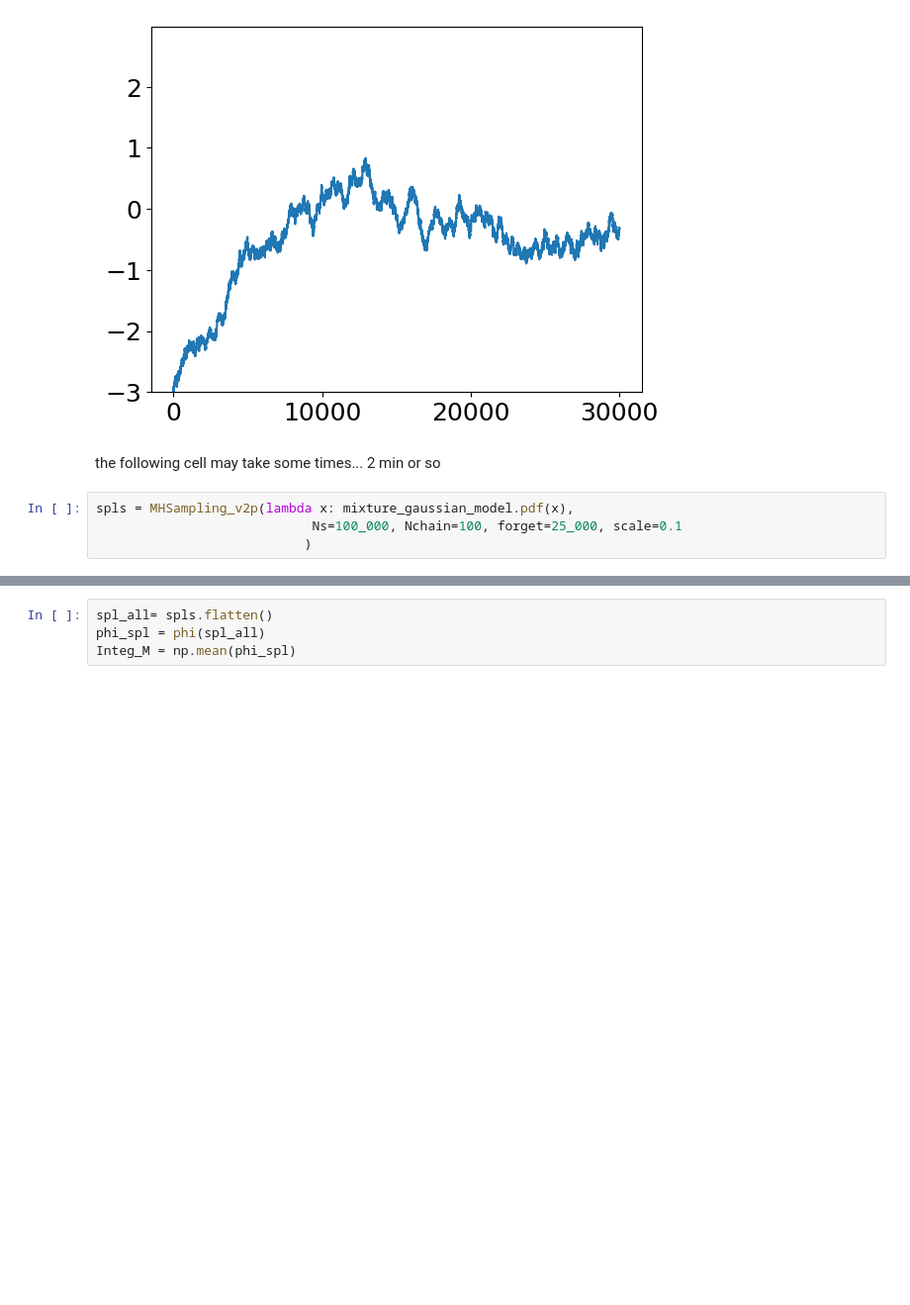
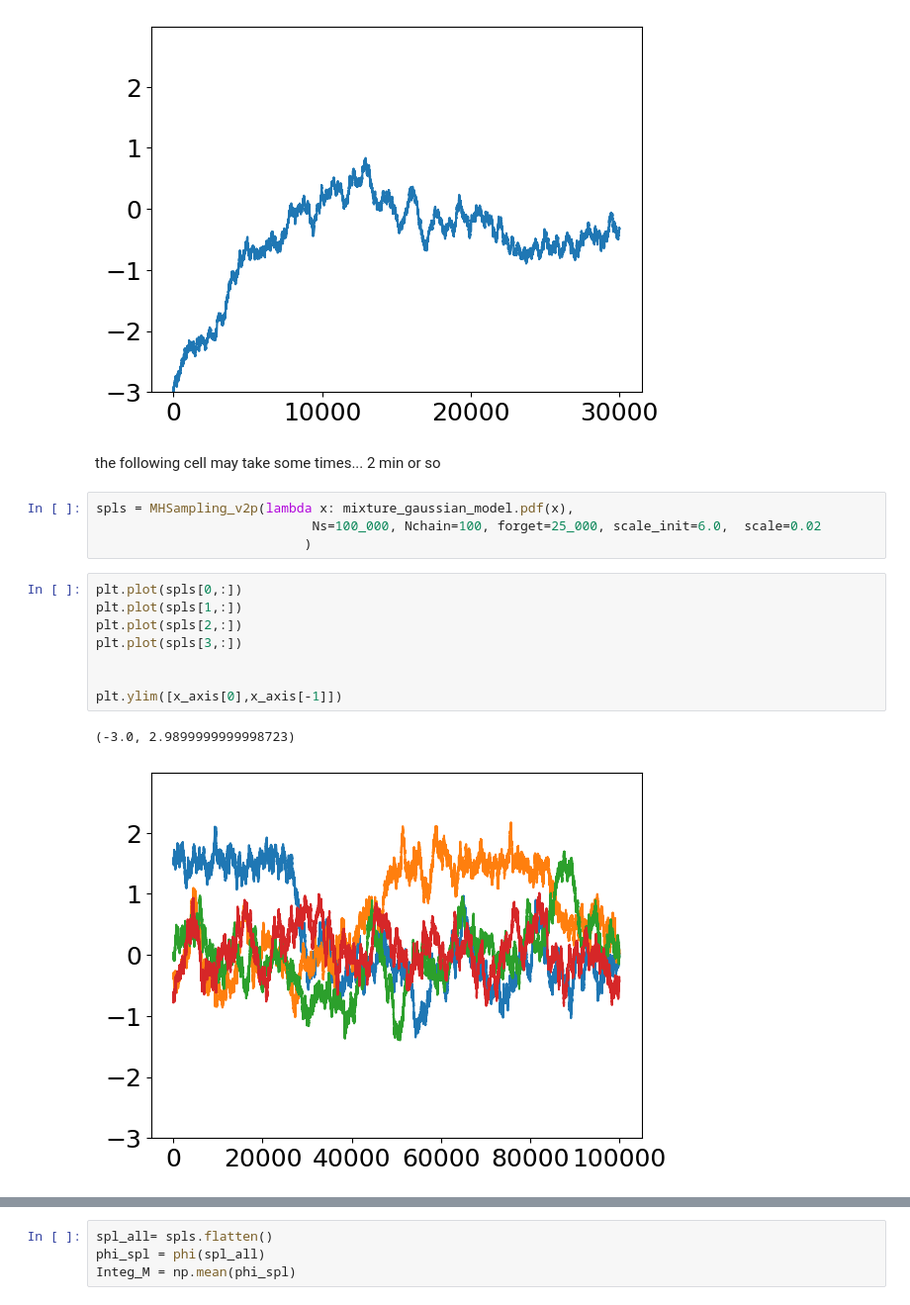
Before and after one commit to jecampagne/cours_mallat_cdf, a Jupyter notebook: cours2023/Monte_Carlo_Sampling.ipynb, the cells around one changed output, grey strips where cells are left out. Shown at 99% size. Cells and saved outputs as stored; diff of their text form; blank space fills up the shorter version.

```diff
--- a/cours2023/Monte_Carlo_Sampling.ipynb
+++ b/cours2023/Monte_Carlo_Sampling.ipynb
@@ -552,8 +552,19 @@ plt.ylim([x_axis[0],x_axis[-1]])
 the following cell may take some times... 2 min or so
 # %%
 spls = MHSampling_v2p(lambda x: mixture_gaussian_model.pdf(x),
-                            Ns=100_000, Nchain=100, forget=25_000, scale=0.1
+                            Ns=100_000, Nchain=100, forget=25_000, scale_init=6.0,  scale=0.02
                            )
+# %%
+plt.plot(spls[0,:])
+plt.plot(spls[1,:])
+plt.plot(spls[2,:])
+plt.plot(spls[3,:])
+
+
+plt.ylim([x_axis[0],x_axis[-1]])
+# %% [output]
+(-3.0, 2.9899999999998723)
+[figure, added]
 # %%
 fig, axs = plt.subplots(1,2, figsize=(15,5))
 for i in range(spls.shape[0]):
```
Also changed, not shown: parts of 1 cell of this notebook.
